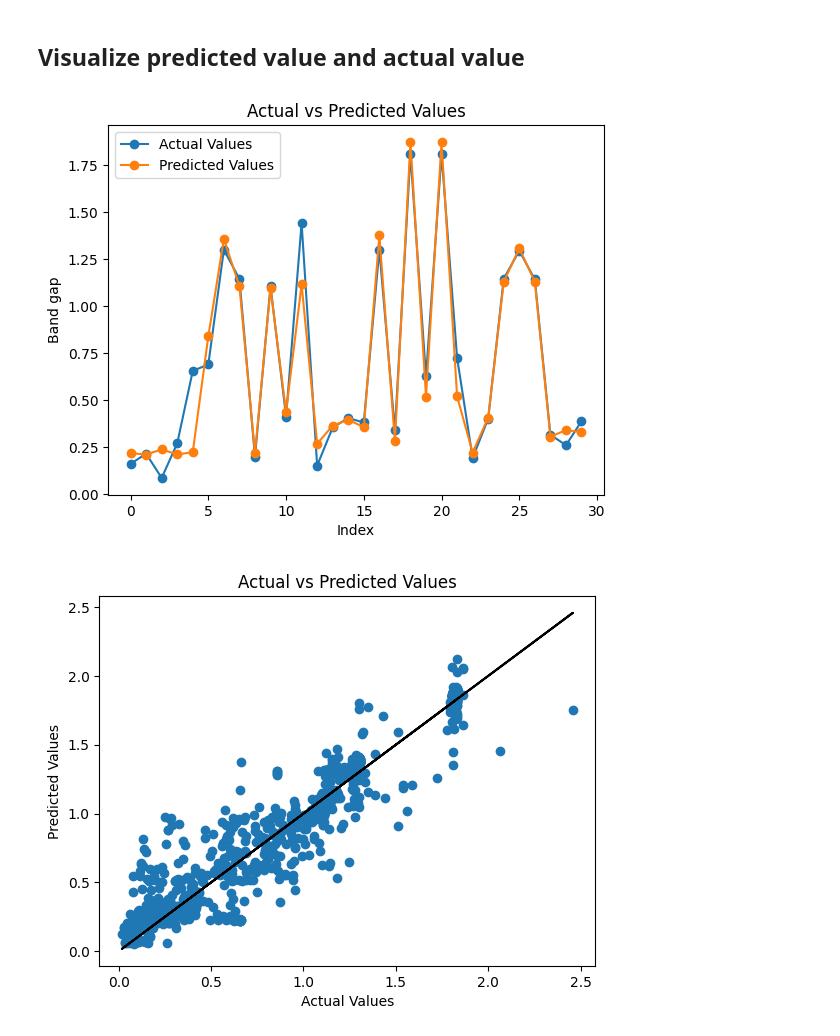
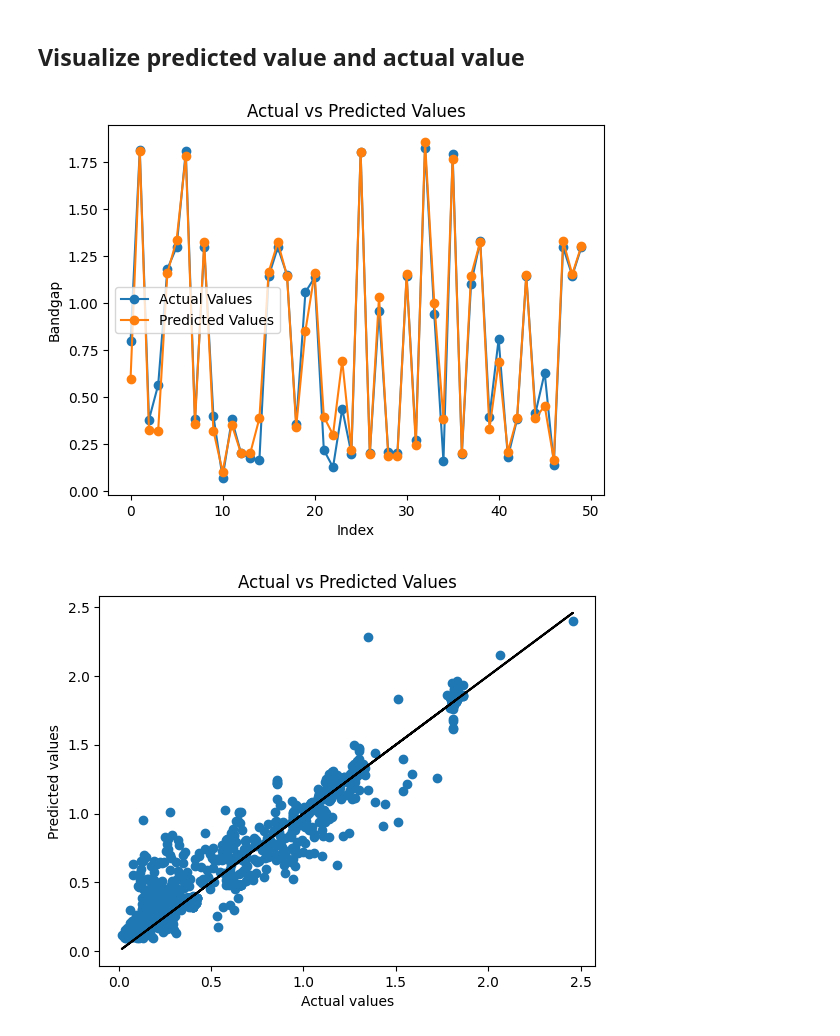
Before and after one commit to AdamKimhub/Msproject1, a Jupyter notebook: model_build.ipynb, the cells around one changed output. Cells and saved outputs as stored; diff of their text form; code cells hidden in the pictures.

Commit message:
Improved the model abit thanks to the global attributes introduced

```diff
--- a/model_build.ipynb
+++ b/model_build.ipynb
@@ -52,7 +52,7 @@ test_graphs = torch.load(f"{dataset_path}/combined/testing.pt", weights_only=Fal
 # Create data loaders
 from torch_geometric.loader import DataLoader
 
-train_loader = DataLoader(train_graphs, batch_size=32, shuffle=True)
-val_loader = DataLoader(val_graphs, batch_size=32, shuffle=False)
-test_loader = DataLoader(test_graphs, batch_size=32, shuffle=False)
+train_loader = DataLoader(train_graphs, batch_size=1, shuffle=True)
+val_loader = DataLoader(val_graphs, batch_size=1, shuffle=False)
+test_loader = DataLoader(test_graphs, batch_size=1, shuffle=False)
 # %% [markdown]
@@ -160,0 +161,15 @@ Test Loss: 0.0157
+# %%
+# Train model
+the_model = GNN_model
+train_losses = []
+val_losses = []
+for epoch in range(1, 41):
+    train_loss = train(the_model)
+    val_loss = evaluate(the_model,val_loader)
+    print(f'Epoch {epoch:03d}, Train Loss: {train_loss:.4f}, Val Loss: {val_loss:.4f}')
+    train_losses.append(train_loss)
+    val_losses.append(val_loss)
+
+# Test model
+test_loss = evaluate(the_model, test_loader)
+print(f'Test Loss: {test_loss:.4f}')
@@ -226,22 +206,25 @@ Predicted: 1.09, Actual: 1.11
+# %%
+# Predict values
+predicted_values, actual_values = predict(the_model, test_loader)
 # %% [markdown]
 ## Visualize predicted value and actual value
 # %%
-plt.plot(all_actual_values[:30], label='Actual Values', marker='o')
-plt.plot(all_predicted_values[:30], label='Predicted Values', marker='o')
+plt.plot(actual_values[100:150], label='Actual Values', marker='o')
+plt.plot(predicted_values[100:150], label='Predicted Values', marker='o')
 plt.xlabel('Index')
-plt.ylabel('Band gap')
+plt.ylabel('Bandgap')
 plt.title('Actual vs Predicted Values')
 plt.legend()
 plt.show()
 # %% [output]
-[figure, old version]
+[figure, new version]
 # %%
 # Produce a graph
-plt.scatter(all_actual_values, all_predicted_values, colorizer="r")
-plt.plot(all_actual_values, all_actual_values, c="black")
-plt.xlabel('Actual Values')
-plt.ylabel('Predicted Values')
+plt.scatter(actual_values, predicted_values )
+plt.plot(actual_values, actual_values, c="black")
+plt.xlabel('Actual values')
+plt.ylabel('Predicted values')
 plt.title('Actual vs Predicted Values')
 plt.show()
 # %% [output]
-[figure, old version]
+[figure, new version]
```
Also changed, not shown: parts of 11 cells of this notebook.
